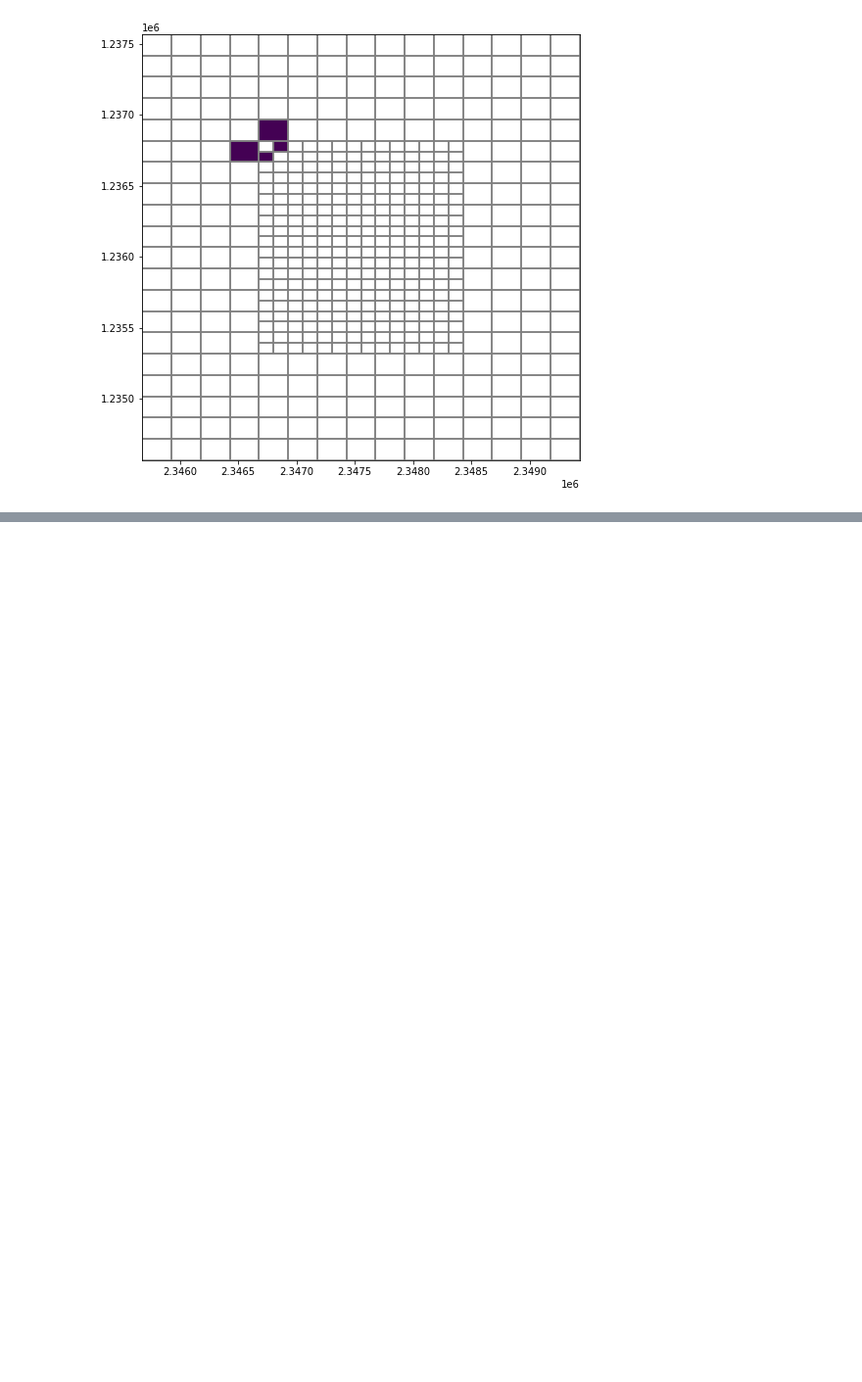
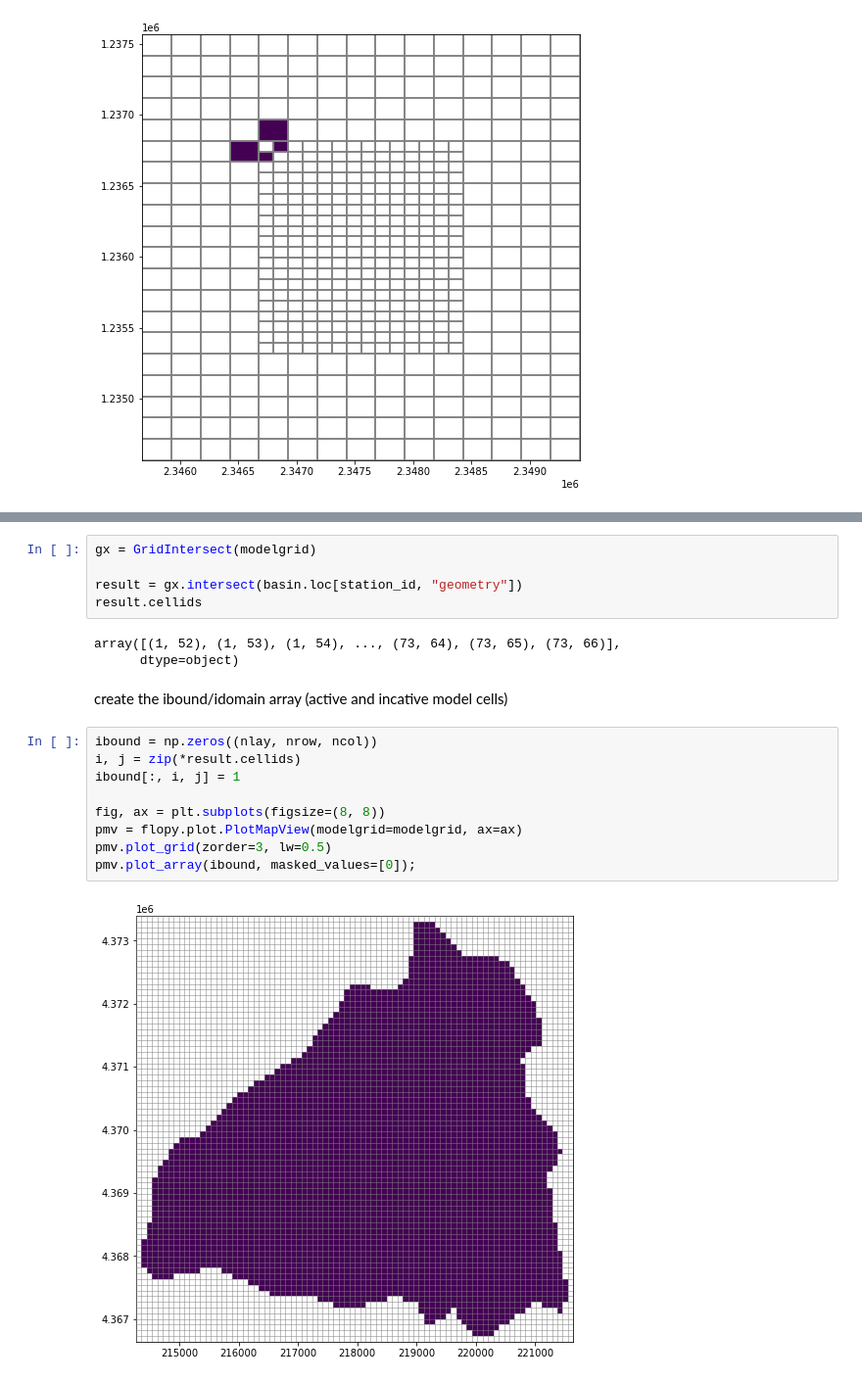
Before and after one commit to DOI-USGS/python-for-hydrology, a Jupyter notebook: notebooks/part1_flopy/Modelgrid and intersection.ipynb, the cells around one changed output, grey strips where cells are left out. Shown: that part at 98% size. Saved outputs shown, nothing was run; the diff lists cells and outputs as text; blank space fills up the shorter version.

```diff
--- a/notebooks/part1_flopy/Modelgrid and intersection.ipynb
+++ b/notebooks/part1_flopy/Modelgrid and intersection.ipynb
@@ -282,0 +377,21 @@ pmv.plot_array(arr, masked_values=[0,]);
+# %%
+gx = GridIntersect(modelgrid)
+
+result = gx.intersect(basin.loc[station_id, "geometry"])
+result.cellids
+# %% [output]
+array([(1, 52), (1, 53), (1, 54), ..., (73, 64), (73, 65), (73, 66)],
+      dtype=object)
+# %% [markdown]
+create the ibound/idomain array (active and incative model cells)
+# %%
+ibound = np.zeros((nlay, nrow, ncol))
+i, j = zip(*result.cellids)
+ibound[:, i, j] = 1
+
+fig, ax = plt.subplots(figsize=(8, 8))
+pmv = flopy.plot.PlotMapView(modelgrid=modelgrid, ax=ax)
+pmv.plot_grid(zorder=3, lw=0.5)
+pmv.plot_array(ibound, masked_values=[0]);
+# %% [output]
+[figure, added]
```
Also changed, not shown: parts of 27 cells of this notebook, 9 other files.
